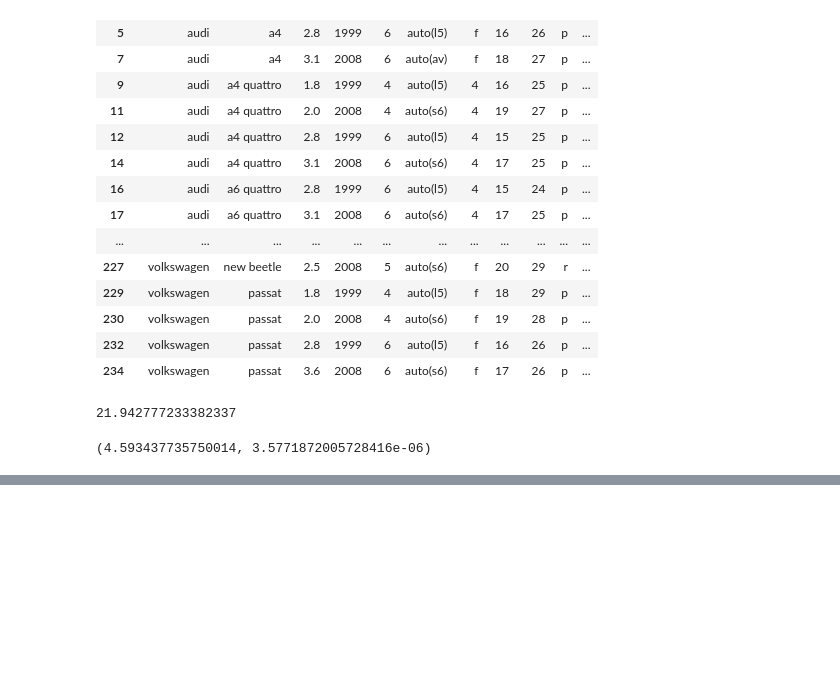
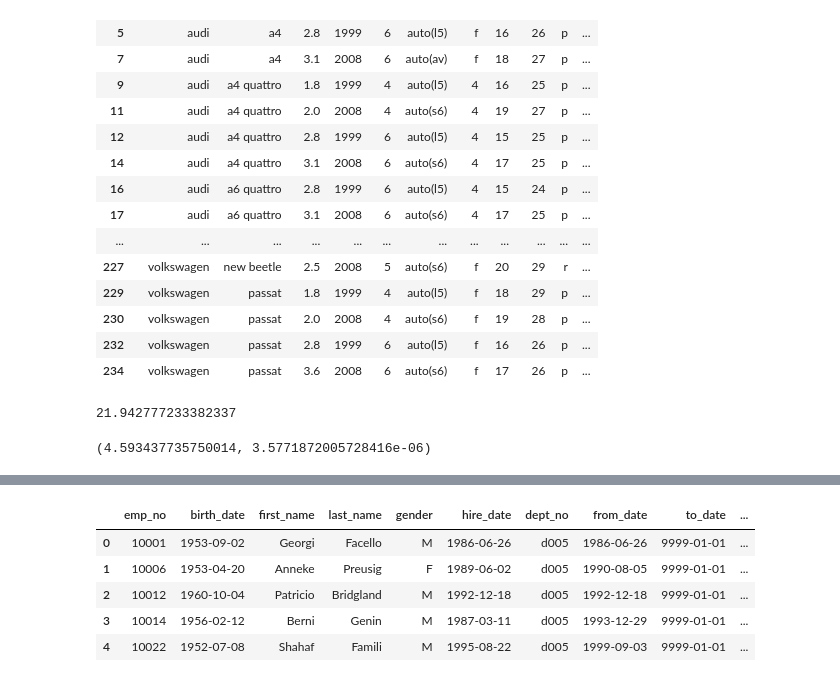
Before and after one commit to mindyshiben/statistics-exercises, a Jupyter notebook: hypothesis_testing.ipynb, the cells around one changed output, grey strips where cells are left out. Saved outputs shown, nothing was run; the diff lists cells and outputs as text; code cells hidden in the pictures; blank space fills up the shorter version.

```diff
--- a/hypothesis_testing.ipynb
+++ b/hypothesis_testing.ipynb
@@ -595,0 +676,3 @@ TypeError: unsupported operand type(s) for +: 'float' and 'datetime.timedelta'
+# %%
+dept = pd.read_sql('SELECT * FROM departments', url)
+dept.head()
@@ -595,0 +713,10 @@ TypeError: unsupported operand type(s) for +: 'float' and 'datetime.timedelta'
+# %%
+all3 = pd.merge(new, dept, on="dept_no", how="outer", indicator=True)
+all3.head()
+# %% [output]
+|  | emp_no | birth_date | first_name | last_name | gender | hire_date | dept_no | from_date | to_date | ... |
+| 0 | 10001 | 1953-09-02 | Georgi | Facello | M | 1986-06-26 | d005 | 1986-06-26 | 9999-01-01 | ... |
+| 1 | 10006 | 1953-04-20 | Anneke | Preusig | F | 1989-06-02 | d005 | 1990-08-05 | 9999-01-01 | ... |
+| 2 | 10012 | 1960-10-04 | Patricio | Bridgland | M | 1992-12-18 | d005 | 1992-12-18 | 9999-01-01 | ... |
+| 3 | 10014 | 1956-02-12 | Berni | Genin | M | 1987-03-11 | d005 | 1993-12-29 | 9999-01-01 | ... |
+| 4 | 10022 | 1952-07-08 | Shahaf | Famili | M | 1995-08-22 | d005 | 1999-09-03 | 9999-01-01 | ... |
```
Also changed, not shown: parts of 101 cells of this notebook.
